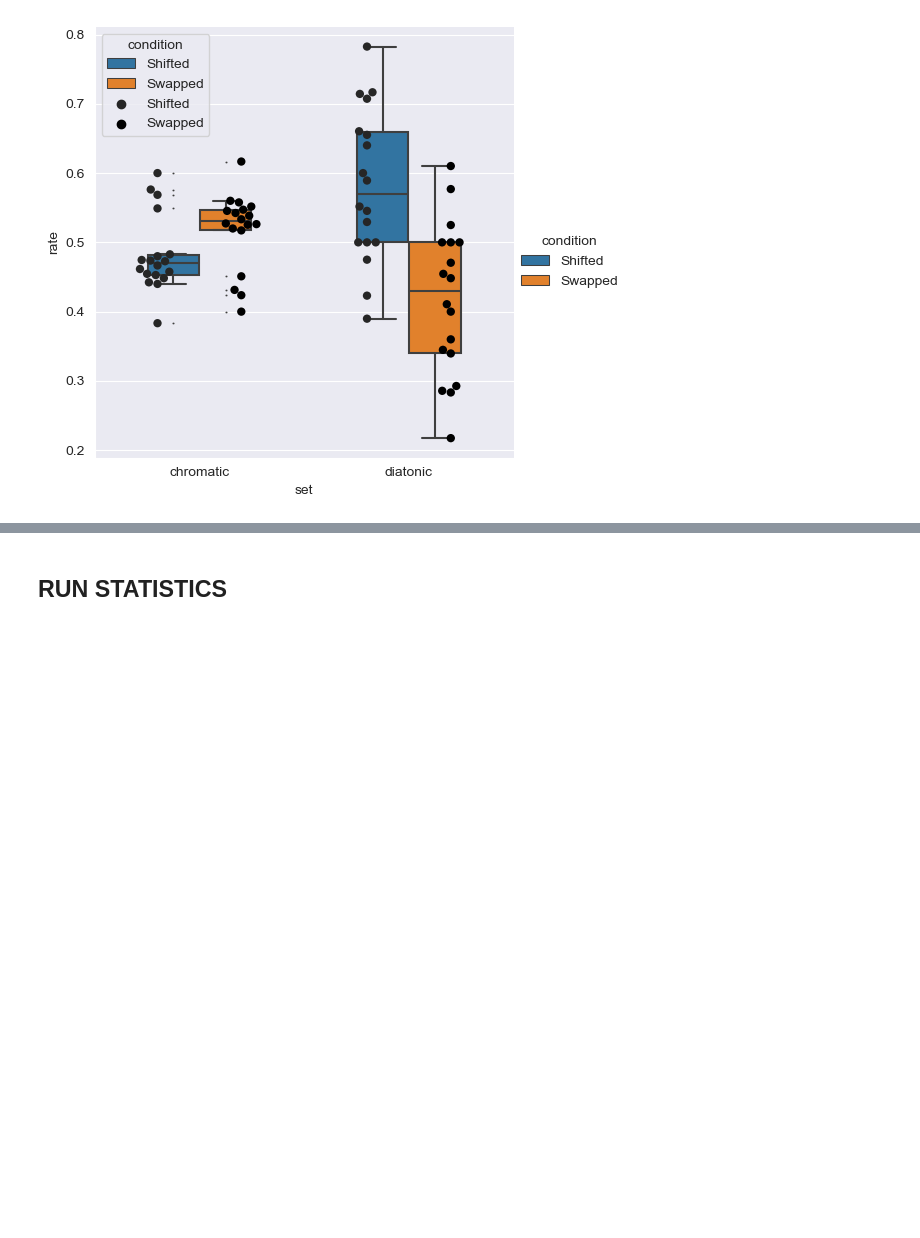
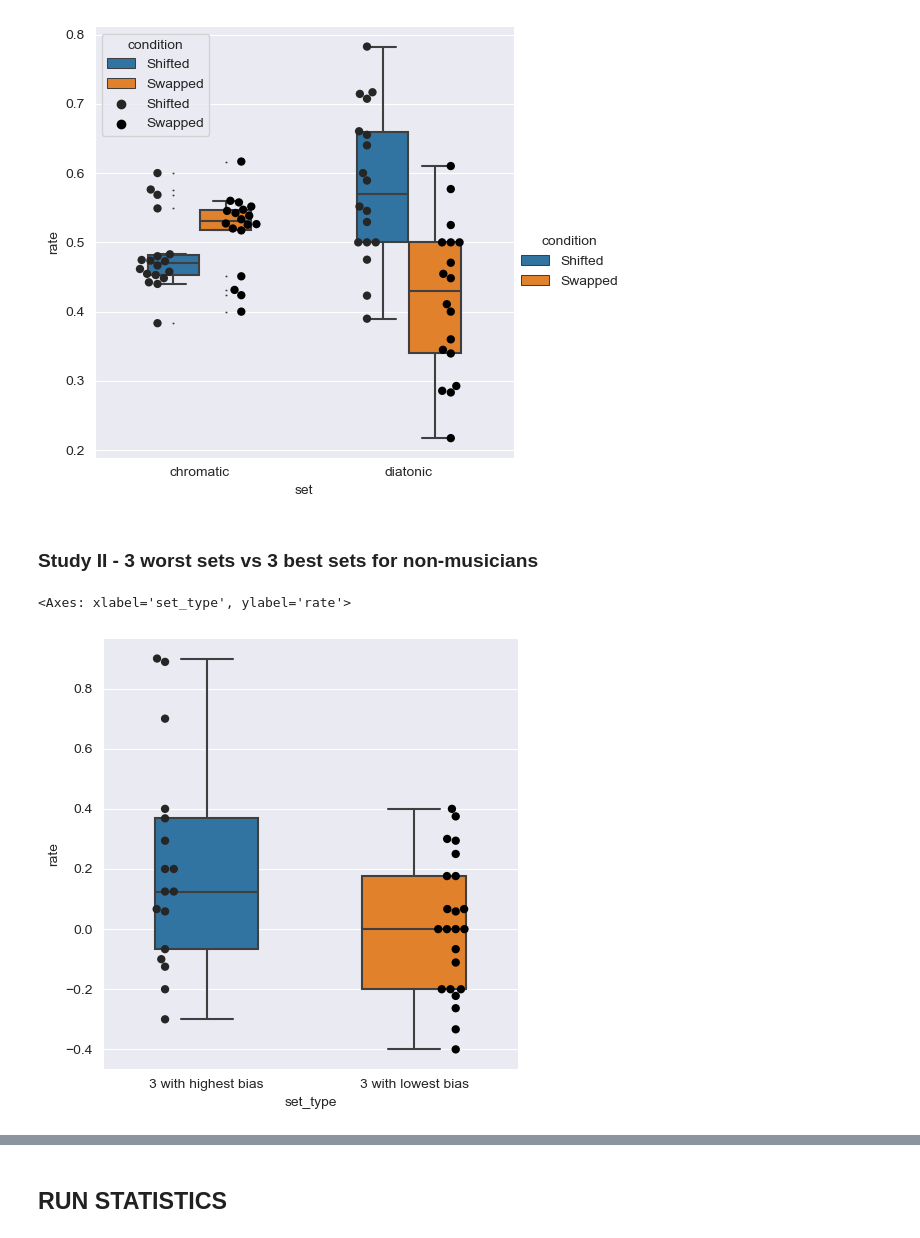
Before and after one commit to MichaelSel/set_membership_paper, a Jupyter notebook: 4. Supplementary Figures.ipynb, the cells around one changed output, grey strips where cells are left out. Saved outputs shown, nothing was run; the diff lists cells and outputs as text; code cells hidden in the pictures; blank space fills up the shorter version.

```diff
--- a/4. Supplementary Figures.ipynb
+++ b/4. Supplementary Figures.ipynb
@@ -155,3 +162,25 @@ ax.savefig(ROOT_DIR + "/Plots/StudyI_musicianship.svg", format="svg", dpi=300)
 2    16.0     8         Female
 3    16.0     1           Male
 [figure]
+# %% [markdown]
+### Study II - 3 worst sets vs 3 best sets for non-musicians
+# %%
+# 3 worst sets: 01248 01236 01237
+# 3 best sets: 02479 01358 02457
+temp = studyII_GL[studyII_GL['set'].isin(['0 1 2 4 8','0 1 2 3 6','0 1 2 3 7','0 2 4 7 9','0 1 3 5 8','0 2 4 5 7'])]
+
+# Remove non-musicians
+temp = temp[temp['How many years of formal musical training do you have?']=='0']
+temp = temp[temp['Do you play any instruments (with or without formal training)?']=='No']
+
+# Add column to label the sets as "Best" and "Worst"
+temp['set_type'] = temp['set'].apply(lambda x: '3 with highest bias' if x in ['0 2 4 7 9','0 1 3 5 8','0 2 4 5 7'] else '3 with lowest bias')
+
+# rename rate shifted - rate swapped (NN) to "rate"
+temp = temp.rename(columns={'rate shifted - rate swapped (NN)':'rate'})
+
+ax = sns.catplot(x="set_type", y="rate", data=temp, kind="box",  fliersize=0.5, width=0.5, height=5, aspect=1)
+sns.swarmplot(data=temp, x="set_type", y="rate", palette='dark:black', dodge=True, ax=ax.axes[0][0], size=6)
+# %% [output]
+<Axes: xlabel='set_type', ylabel='rate'>
+[figure, added]
```
Also changed, not shown: parts of 5 cells of this notebook.
